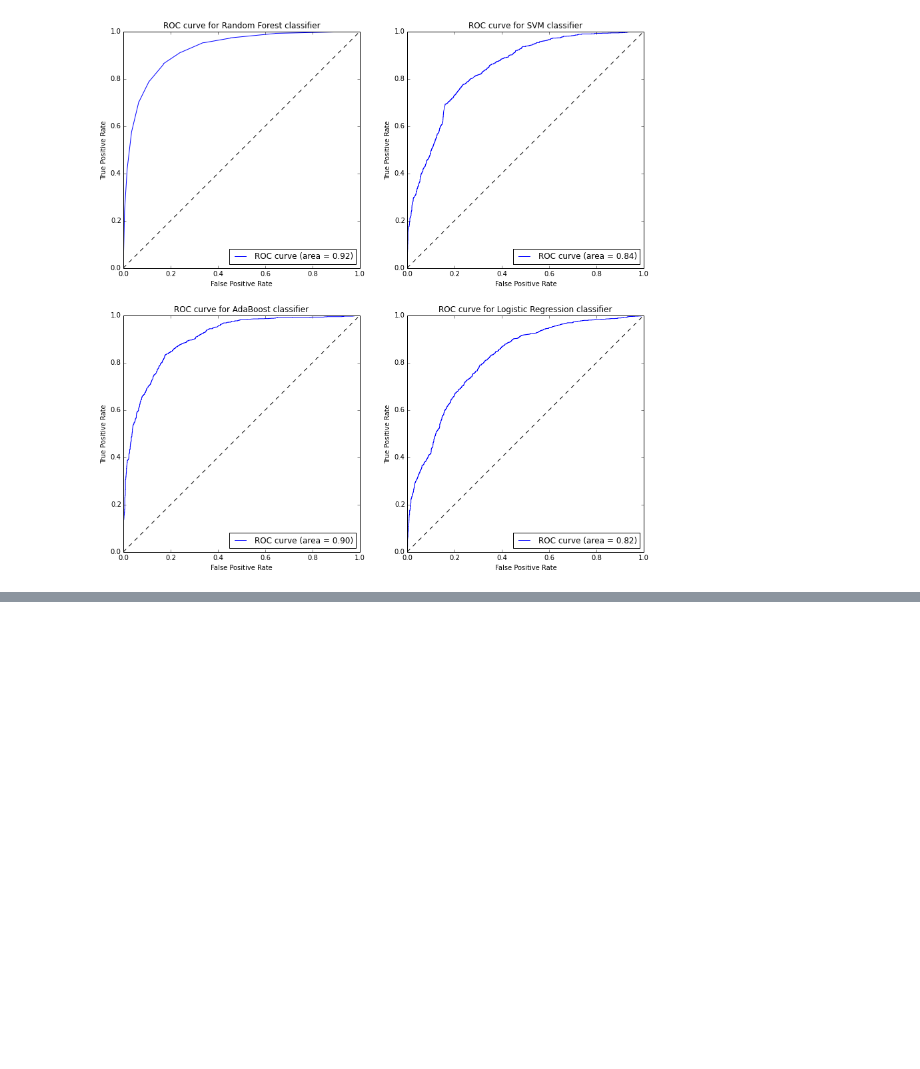
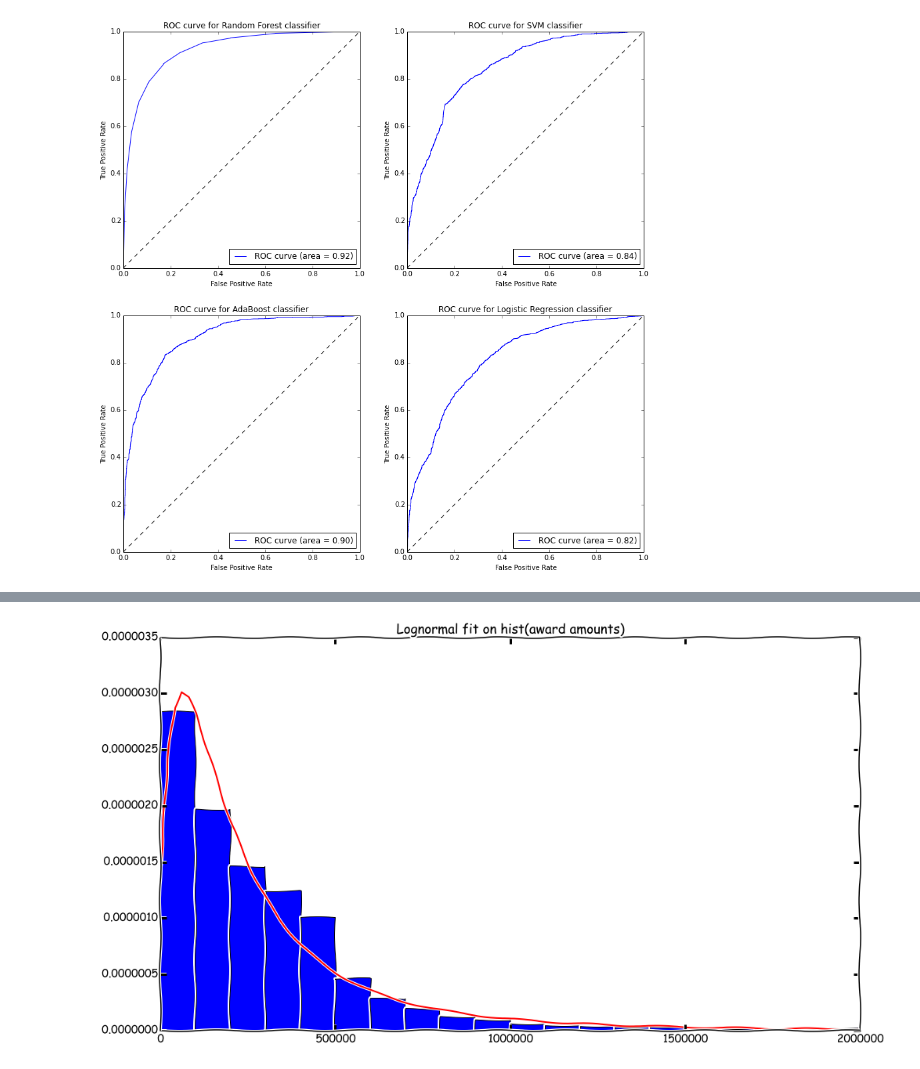
Before and after one commit to realmichaelzyy/cs249project, a Jupyter notebook: KaggleExploration.ipynb, the cells around one changed output, grey strips where cells are left out. Drawn from its saved outputs; the diff is of its cells as text; code cells hidden in the pictures; blank space fills up the shorter version.

```diff
--- a/KaggleExploration.ipynb
+++ b/KaggleExploration.ipynb
@@ -1267,3 +1267,11 @@ Average classification accuracy for SVM classifier: 0.7886
 Area under the ROC curve for AdaBoost classifier : 0.902522
 Average classification accuracy for AdaBoost classifier: 0.8256
 [figure]
+# %%
+#basic imports.
+#=========================================================
+%pylab inline
+pylab.xkcd()
+pylab.rcParams['figure.figsize'] = 16, 9
+import pandas as pd
+import numpy as np
@@ -1269,0 +1333,29 @@ Average classification accuracy for AdaBoost classifier: 0.8256
+# %%
+from scipy.stats import norm, lognorm
+from numpy import linspace
+from pylab import plot,show,hist,figure,title
+
+awards = nsfdata.award.copy()
+awards.sort()
+awards = awards[awards < 2000000]
+awards = awards.apply(lambda x : 1 if x == 0 else x)
+#awards = awards.apply(log)
+awards = np.array(awards.tolist())
+
+# picking 150 of from a normal distrubution
+# with mean 0 and standard deviation 1
+
+param = lognorm.fit(awards) # distribution fitting
+
+# now, param[0] and param[1] are the mean and
+# the standard deviation of the fitted distribution
+x = linspace(0,2000000,100)
+# fitted distribution
+pdf_fitted = lognorm.pdf(x,s=param[0], loc=param[1],scale=param[2])
+
+title('Lognormal fit on hist(award amounts)')
+plot(x,pdf_fitted,'r-')
+hist(awards,normed=1, bins=20)
+show()
+# %% [output]
+[figure, added]
```
Also changed, not shown: parts of 34 cells of this notebook, 1 other file.
